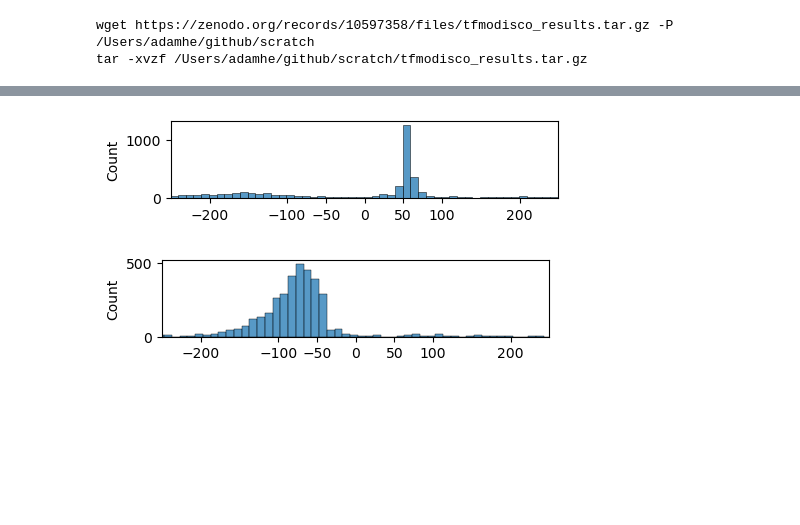
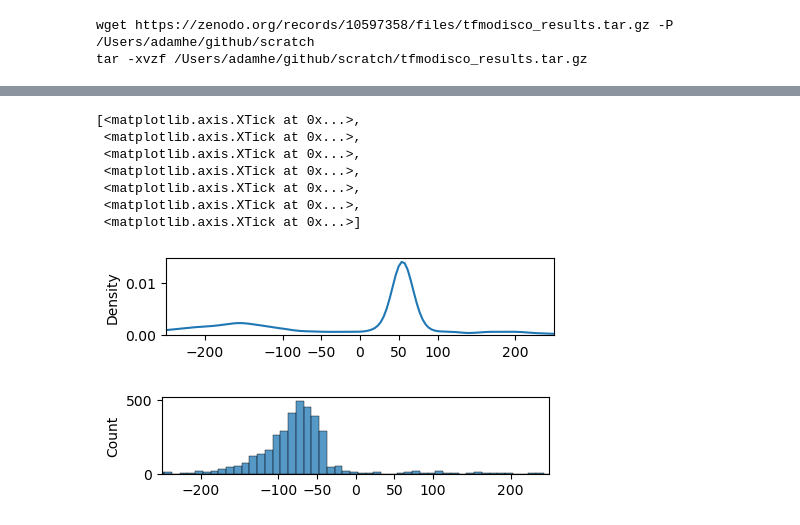
Before and after one commit to Danko-Lab/clipnet_paper, a Jupyter notebook: motif_positioning/modisco_profile_positions.ipynb, the cells around one changed output, grey strips where cells are left out. Drawn from its saved outputs; the diff is of its cells as text; code cells hidden in the pictures; blank space fills up the shorter version.

```diff
--- a/motif_positioning/modisco_profile_positions.ipynb
+++ b/motif_positioning/modisco_profile_positions.ipynb
@@ -95,15 +130,22 @@ plt.savefig("img_profile_modisco_position/ETS_hist.pdf", bbox_inches="tight")
 # %%
 plt.rcParams["figure.figsize"] = 5,1
 fig, (ax) = plt.subplots(nrows = 1, sharex = True)
 
 # 2000
 i = 5
-sns.histplot(pos[str(i)][:], binwidth=10)
+sns.kdeplot(pos[str(i)][:], bw_adjust=0.5)#, binwidth=10)
 ax.set_xlim(-250, 250)
 ax.set_xticks(xticks)
-plt.savefig("img_profile_modisco_position/DPR5_hist.pdf", bbox_inches="tight")
+#plt.savefig("img_profile_modisco_position/DPR5_hist.pdf", bbox_inches="tight")
 # %% [output]
+[<matplotlib.axis.XTick at 0x...>,
+ <matplotlib.axis.XTick at 0x...>,
+ <matplotlib.axis.XTick at 0x...>,
+ <matplotlib.axis.XTick at 0x...>,
+ <matplotlib.axis.XTick at 0x...>,
+ <matplotlib.axis.XTick at 0x...>,
+ <matplotlib.axis.XTick at 0x...>]
-[figure, old version]
+[figure, new version]
 # %%
 plt.rcParams["figure.figsize"] = 5,1
 fig, (ax) = plt.subplots(nrows = 1, sharex = True)
```
Also changed, not shown: parts of 6 cells of this notebook, 3 other files.
